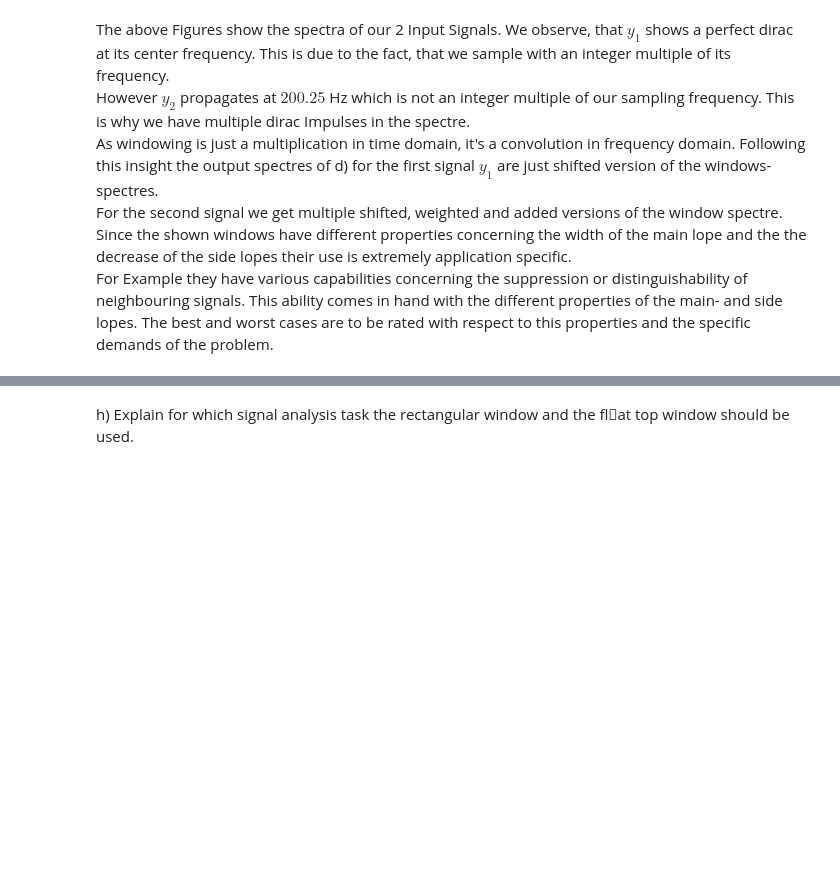
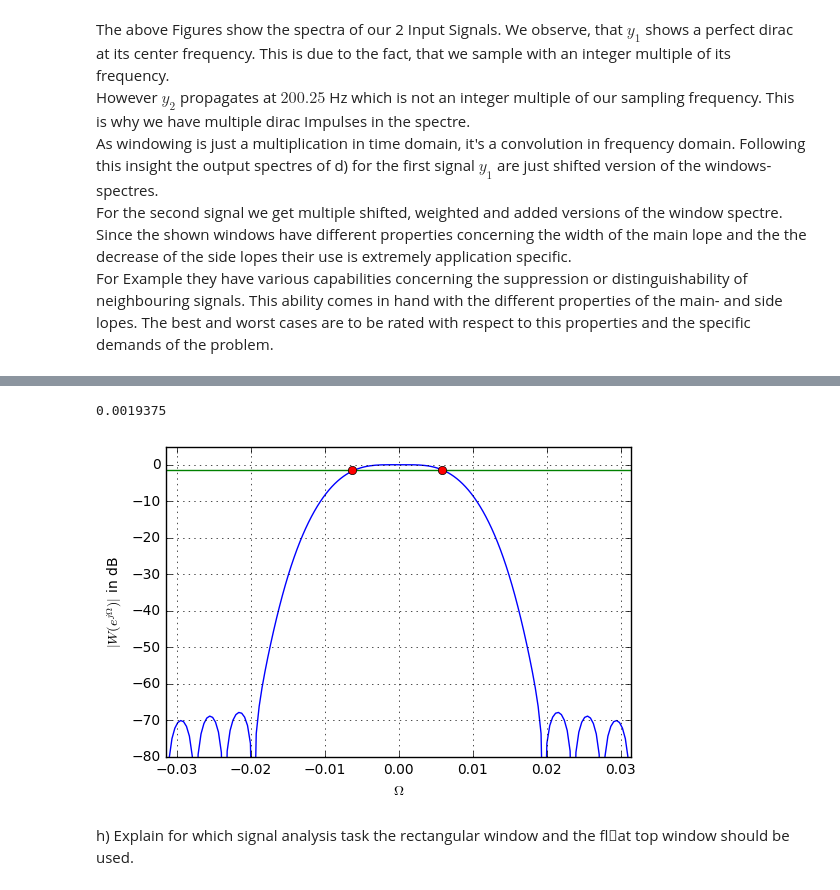
Before and after one commit to JakobHeller/DigitalSignalProcessing, a Jupyter notebook: Lab1.ipynb, the cells around one changed output, grey strips where cells are left out. Drawn from its saved outputs; the diff is of its cells as text; code cells hidden in the pictures; blank space fills up the shorter version.

```diff
--- a/Lab1.ipynb
+++ b/Lab1.ipynb
@@ -185 +231,6 @@ in Matlab.
+# %%
+amplitude_spectra_statistician(w_flat_top)
+# %% [output]
+0.0019375
+[figure, added]
 # %% [markdown]
```
Also changed, not shown: parts of 4 cells of this notebook.
